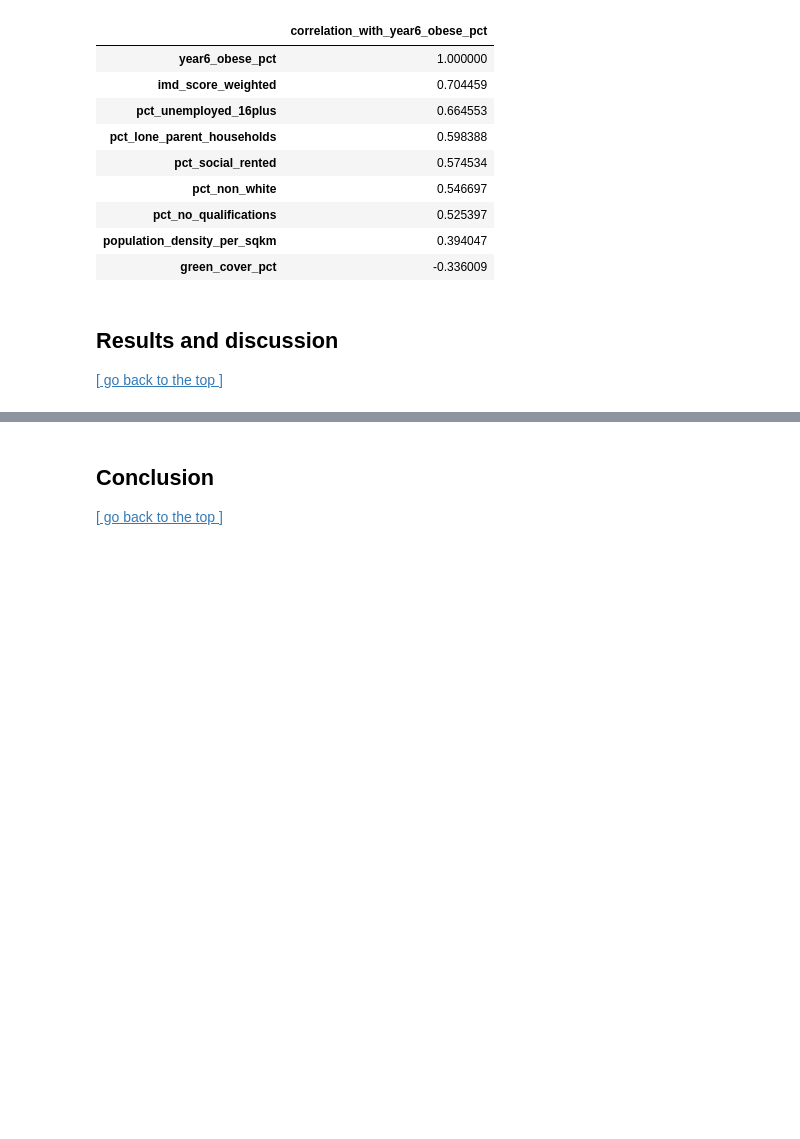
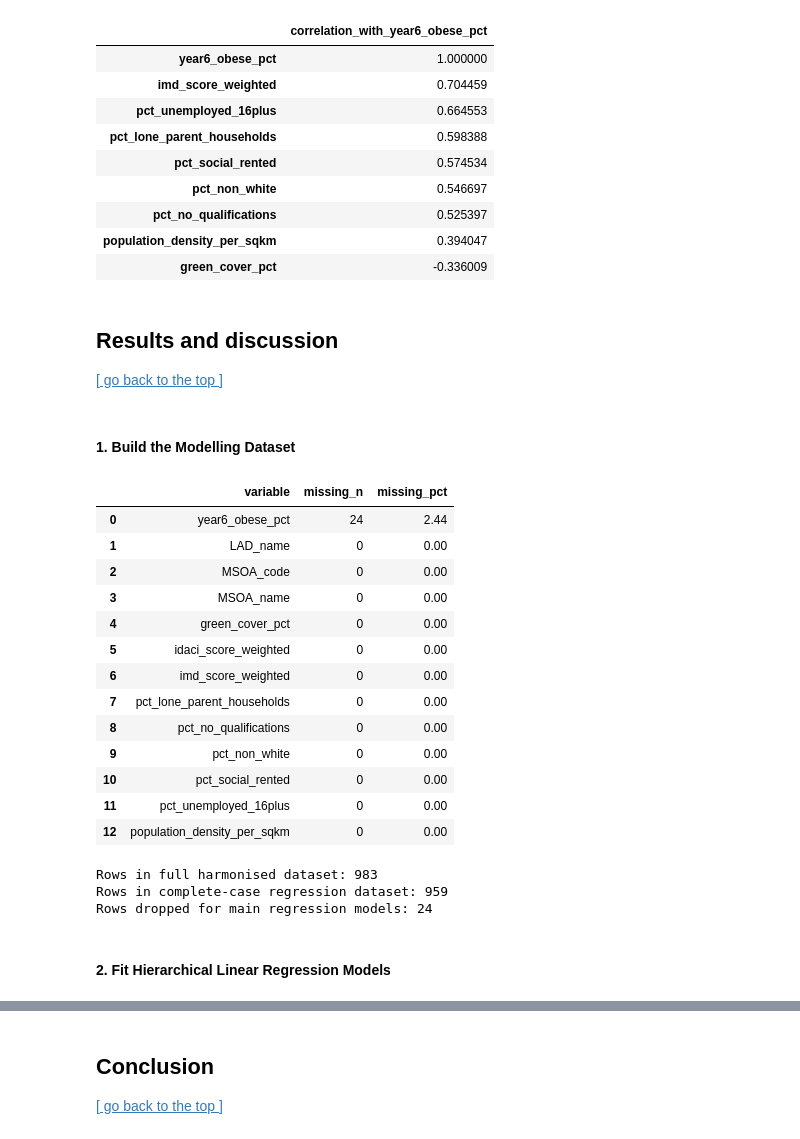
Before and after one commit to Levine-l/CASA0006_project, a Jupyter notebook: Template_submission_CASA0006.ipynb, the cells around one changed output, grey strips where cells are left out. Drawn from its saved outputs; the diff is of its cells as text; code cells hidden in the pictures; blank space fills up the shorter version.

```diff
--- a/Template_submission_CASA0006.ipynb
+++ b/Template_submission_CASA0006.ipynb
@@ -407,0 +435,46 @@ display(corr_with_outcome.to_frame(name="correlation_with_year6_obese_pct"))
+# %% [markdown]
+#### 1. Build the Modelling Dataset
+# %%
+required_vars = CORE_VARS + MODEL_1_VARS + MODEL_2_ADDITIONS + MODEL_3_ADDITIONS + SENSITIVITY_VARS
+required_vars = list(dict.fromkeys(required_vars))
+
+missing_vars = [col for col in required_vars if col not in analysis.columns]
+if missing_vars:
+    raise KeyError(f"Missing expected columns in harmonised dataset: {missing_vars}")
+
+model_data = analysis[required_vars].copy()
+
+missingness = pd.DataFrame({
+    "variable": required_vars,
+    "missing_n": [model_data[col].isna().sum() for col in required_vars],
+})
+missingness["missing_pct"] = (missingness["missing_n"] / len(model_data) * 100).round(2)
+display(missingness.sort_values(["missing_pct", "variable"], ascending=[False, True]).reset_index(drop=True))
+
+core_model_vars = [OUTCOME] + MODEL_1_VARS + MODEL_2_ADDITIONS + MODEL_3_ADDITIONS
+complete_case = model_data.dropna(subset=core_model_vars).copy()
+complete_case = complete_case.reset_index(drop=True)
+
+print(f"Rows in full harmonised dataset: {len(model_data)}")
+print(f"Rows in complete-case regression dataset: {len(complete_case)}")
+print(f"Rows dropped for main regression models: {len(model_data) - len(complete_case)}")
+# %% [output]
+|  | variable | missing_n | missing_pct |
+| 0 | year6_obese_pct | 24 | 2.44 |
+| 1 | LAD_name | 0 | 0.00 |
+| 2 | MSOA_code | 0 | 0.00 |
+| 3 | MSOA_name | 0 | 0.00 |
+| 4 | green_cover_pct | 0 | 0.00 |
+| 5 | idaci_score_weighted | 0 | 0.00 |
+| 6 | imd_score_weighted | 0 | 0.00 |
+| 7 | pct_lone_parent_households | 0 | 0.00 |
+| 8 | pct_no_qualifications | 0 | 0.00 |
+| 9 | pct_non_white | 0 | 0.00 |
+| 10 | pct_social_rented | 0 | 0.00 |
+| 11 | pct_unemployed_16plus | 0 | 0.00 |
+| 12 | population_density_per_sqkm | 0 | 0.00 |
+Rows in full harmonised dataset: 983
+Rows in complete-case regression dataset: 959
+Rows dropped for main regression models: 24
+# %% [markdown]
+#### 2. Fit Hierarchical Linear Regression Models
```
Also changed, not shown: parts of 5 cells of this notebook.
